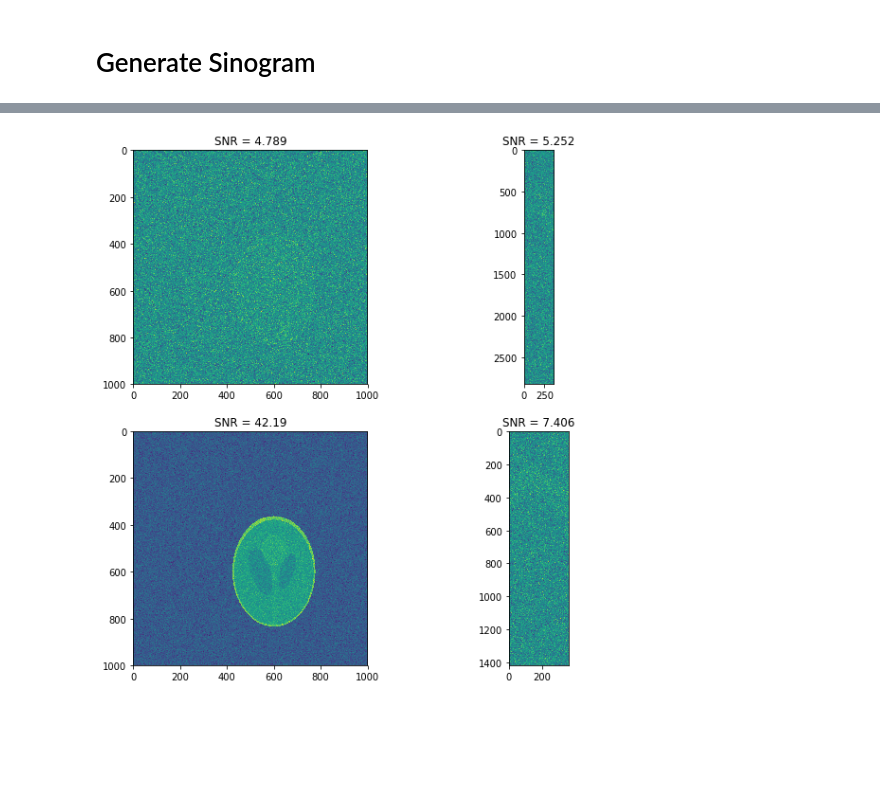
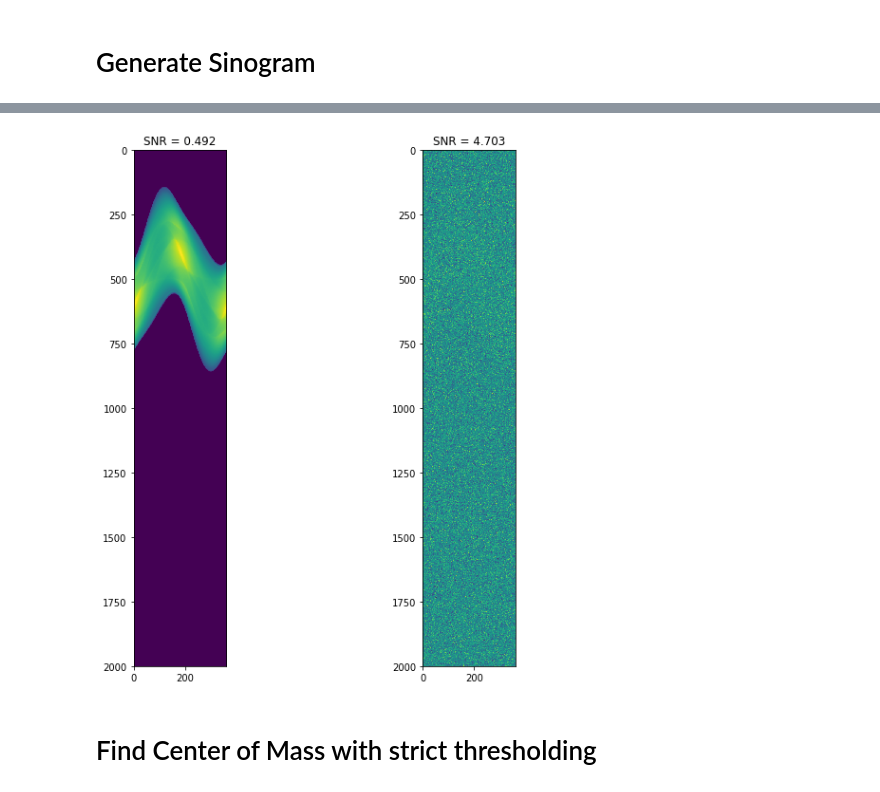
Before and after one commit to everettvacek/rotationCenter, a Jupyter notebook: rotationcenter.ipynb, the cells around one changed output, grey strips where cells are left out. Cells and saved outputs as stored; diff of their text form; code cells hidden in the pictures; blank space fills up the shorter version.

```diff
--- a/rotationcenter.ipynb
+++ b/rotationcenter.ipynb
@@ -43,13 +46,11 @@ slp = np.asarray(plt.imread('./pictures/Shepp-Logan_Phantom.tif')[:,:], dtype= f
 phantom=np.zeros(im)
 phantom[posa:posb,posa:posb] = slp
 #phantom = slp[106:406,106:406]
-
+number_angles = 360
 
 #create stack
 phantom_stack = np.zeros(phantom.shape)
-for i in range(300):
+for i in range(number_angles):
     phantom_stack = phantom_stack + add_noise(phantom, np.mean(phantom),np.std(phantom), 10)
 
 phantom_noise = add_noise(phantom, np.mean(phantom),np.std(phantom), 10)
-
-plot((phantom, phantom_stack))
@@ -59,6 +72,6 @@ plot((phantom, phantom_stack))
 # Generate Sinogram
 # %%
 #Generate sinogram
-Circle = False
-theta = np.linspace(0., 360., 360, endpoint=False)
+Circle = True
+theta = np.linspace(0., 360, number_angles, endpoint=False)
 sinogram = radon(phantom, theta=theta, circle=Circle)
@@ -69,8 +78,6 @@ plot((phantom, sinogram))
 # %%
 #shift sinogram so rotation center is off of image center and add noise
-sinogram_shift = np.zeros((sinogram.shape[0]*2,sinogram.shape[1]))
-sinogram_shift[0:sinogram.shape[0],:] = sinogram
-#sinogram_shift = sinogram#gaussian(sinogram_shift,.5)
+sinogram_shift_noiseless = np.zeros((sinogram.shape[0]*2,sinogram.shape[1]))
+sinogram_shift_noiseless[0:sinogram.shape[0],:] = sinogram
 
-# add noise
-sinogram_shift = add_noise(sinogram_shift,np.mean(sinogram),np.std(sinogram), 10)
+plot((sinogram, sinogram_shift_noiseless))
@@ -77,11 +86,17 @@ sinogram_shift = add_noise(sinogram_shift,np.mean(sinogram),np.std(sinogram), 10
 # %%
+# add noise
+sinogram_shift = add_noise(sinogram_shift_noiseless,np.mean(sinogram),np.std(sinogram), 10)
+
 #Mess around with increasing dynamic range
 sinogram_resized = resize(sinogram_shift, (int(sinogram_shift.shape[0] / 2), int(sinogram_shift.shape[1] / 1)), clip=False)
 
-plot((phantom_noise, sinogram_shift, phantom_stack, sinogram_resized))
+
+plot((sinogram_shift_noiseless, sinogram_shift))
 snr_resized = np.mean(sinogram_resized)/np.std(sinogram_resized)
 # %% [output]
-[figure, old version]
+[figure, new version]
+# %% [markdown]
+# Find Center of Mass with strict thresholding
 # %%
 #sum projections from sinogram to find rotation center (sym center)
 threshold_amount = 10 #increase threshold to remove off-feature noise
```
Also changed, not shown: parts of 17 cells of this notebook.
